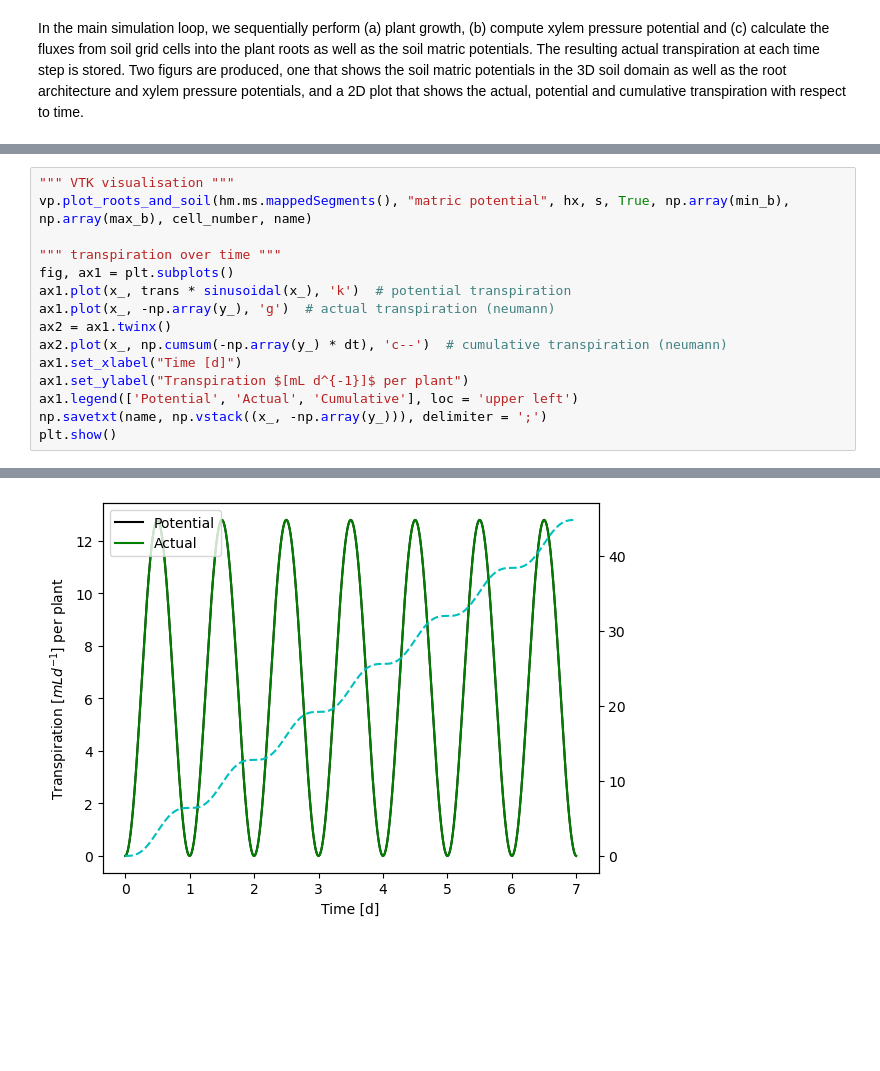
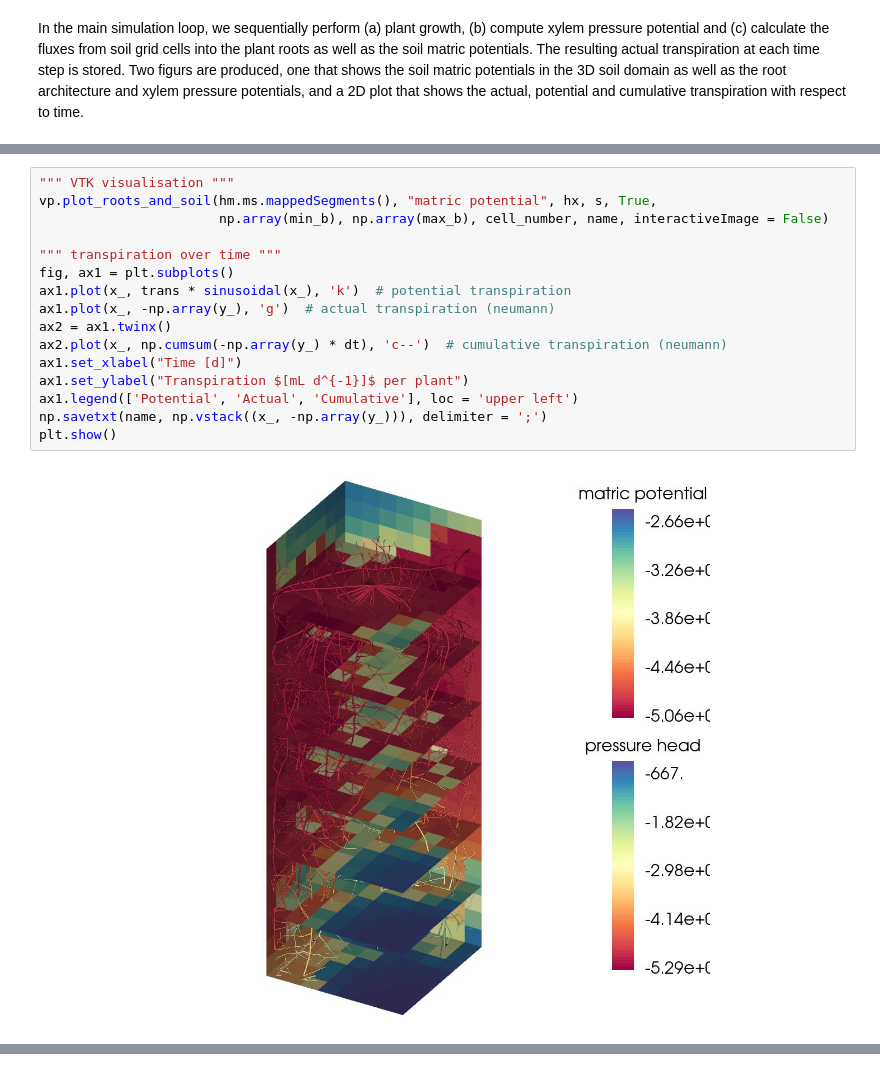
Before and after one commit to Plant-Root-Soil-Interactions-Modelling/CPlantBox, a Jupyter notebook: tutorial/jupyter/summer_school_2025/4_coupled_soil_root_hydraulics.ipynb, the cells around one changed output, grey strips where cells are left out. Drawn from its saved outputs; the diff is of its cells as text; blank space fills up the shorter version.

```diff
--- a/tutorial/jupyter/summer_school_2025/4_coupled_soil_root_hydraulics.ipynb
+++ b/tutorial/jupyter/summer_school_2025/4_coupled_soil_root_hydraulics.ipynb
@@ -169,17 +169,19 @@ print ("Coupled problem solved in ", timeit.default_timer() - start_time, " s")
 Coupled problem solved in  430.22194944200055  s
 # %%
 """ VTK visualisation """
-vp.plot_roots_and_soil(hm.ms.mappedSegments(), "matric potential", hx, s, True, np.array(min_b), np.array(max_b), cell_number, name)
+vp.plot_roots_and_soil(hm.ms.mappedSegments(), "matric potential", hx, s, True,
+                       np.array(min_b), np.array(max_b), cell_number, name, interactiveImage = False)
 
 """ transpiration over time """
 fig, ax1 = plt.subplots()
 ax1.plot(x_, trans * sinusoidal(x_), 'k')  # potential transpiration
 ax1.plot(x_, -np.array(y_), 'g')  # actual transpiration (neumann)
 ax2 = ax1.twinx()
 ax2.plot(x_, np.cumsum(-np.array(y_) * dt), 'c--')  # cumulative transpiration (neumann)
 ax1.set_xlabel("Time [d]")
 ax1.set_ylabel("Transpiration $[mL d^{-1}]$ per plant")
 ax1.legend(['Potential', 'Actual', 'Cumulative'], loc = 'upper left')
 np.savetxt(name, np.vstack((x_, -np.array(y_))), delimiter = ';')
 plt.show()
 # %% [output]
+[figure, new version]
@@ -200,4 +202,3 @@ plt.show()
   FROM_OUTPUT_PORT: -1
   ALGORITHM_AFTER_FORWARD: 1
   FORWARD_DIRECTION: 0
-[figure, old version]
```
Also changed, not shown: parts of 4 cells of this notebook, 6 other files.
